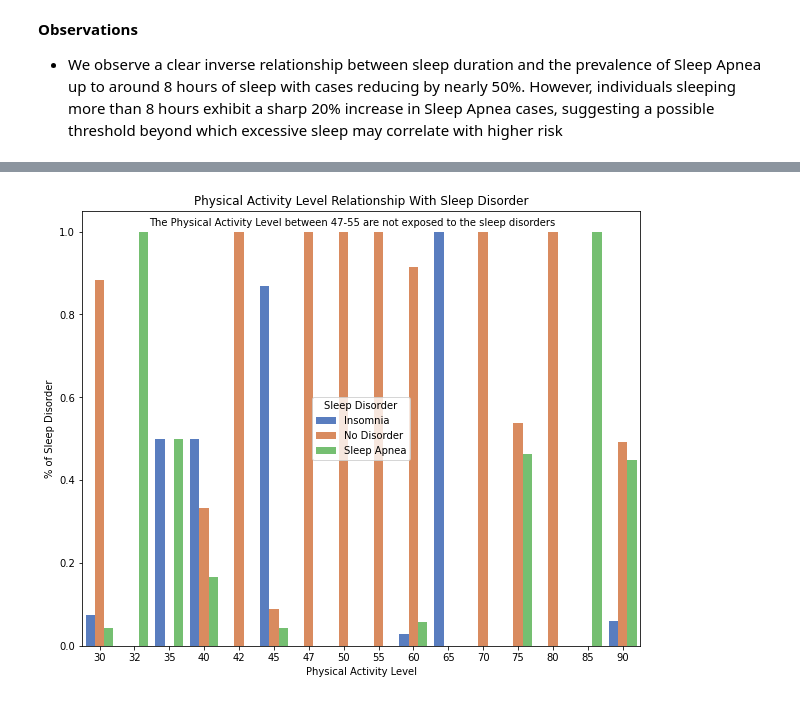
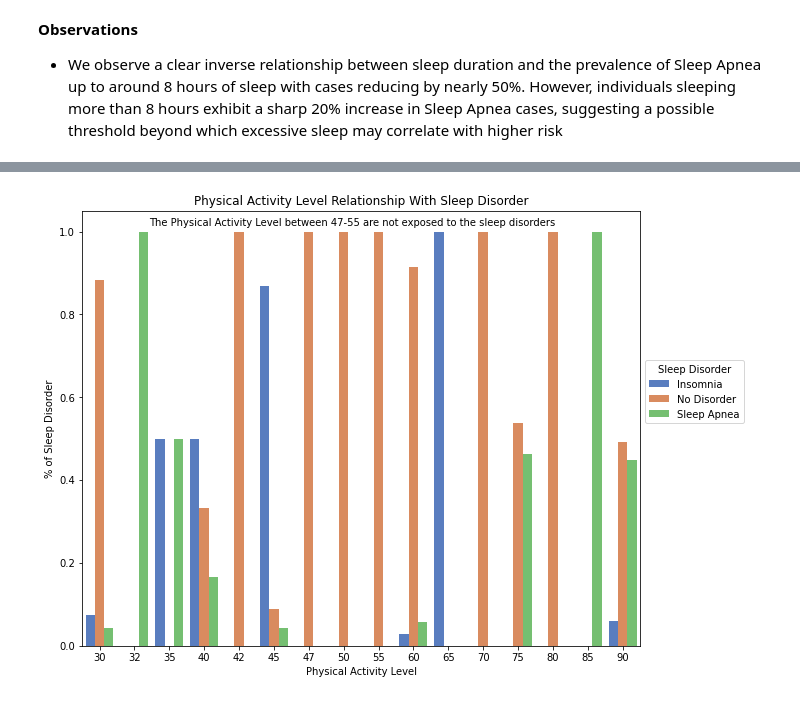
Before and after one commit to jgatharia/Health_and_Sleep_Relation_Project, a Jupyter notebook: health_and_wellness.ipynb, the cells around one changed output, grey strips where cells are left out. Cells and saved outputs as stored; diff of their text form; code cells hidden in the pictures.

```diff
--- a/health_and_wellness.ipynb
+++ b/health_and_wellness.ipynb
@@ -309,0 +284,17 @@ Name: proportion, dtype: float64
+# %%
+# Understand the BMI category distribution in our data
+bmi_uni_analysis = health_wellness_df['BMI Category'].value_counts(normalize=True) *100
+bmi_uni_analysis
+#Combine normal and normal weight because it means the same thing
+health_wellness_df['BMI Category'] = health_wellness_df['BMI Category'].replace('Normal', 'Normal Weight')
+bmi_uni_analysis1 = health_wellness_df['BMI Category'].value_counts(normalize=True) *100
+bmi_uni_analysis1
+fig, ax = plt.subplots(figsize=(8.5,8))
+plt.barh(bmi_uni_analysis1.index, bmi_uni_analysis1.values)
+plt.ylabel('BMI Category')
+plt.xlabel('Percentage Distribution')
+plt.title('BMI Category Distribution')
+fig.text(0.5, 0.83, '40% of the BMI category distribution falls in the Overweight category: \n '
+'vital as we aim to understand the effect of body fitness on sleep',
+         ha='center', fontsize=11)
+plt.show();
@@ -515,22 +546,22 @@ plt.show();
 # %%
 # Physical Activity Level and Sleep Disorder
 physical_activity = health_wellness_df.groupby(['Physical Activity Level', 'Sleep Disorder']).size().reset_index(name='Count')
 # Total number of those with the Physical Activity Levels
 physical_total = health_wellness_df.groupby(['Physical Activity Level']).size().reset_index(name='Total')
 # Merge the total and count
 merged_df_activity = physical_activity.merge(physical_total, on='Physical Activity Level')
 merged_df_activity['Percentage'] = merged_df_activity['Count'] / merged_df_activity['Total']
 
 fig, ax = plt.subplots(figsize=(10,8))
 sns.barplot(data=merged_df_activity, x='Physical Activity Level', y='Percentage', hue='Sleep Disorder', ax=ax, palette='muted')
 ax.set_title('Physical Activity Level Relationship With Sleep Disorder')
 fig.text(0.5, 0.855, 'The Physical Activity Level between 47-55 are not exposed to the sleep disorders', ha='center', fontsize=10)
 ax.set_xlabel('Physical Activity Level')
 ax.set_ylabel('% of Sleep Disorder')
-ax.legend(title='Sleep Disorder', loc='center')
+ax.legend(title='Sleep Disorder', loc='lower left', bbox_to_anchor=(1.0, 0.5))
 plt.show();
 # %% [output]
-[figure, old version]
+[figure, new version]
 # %%
 # Stress Level and Sleep Disorder
 stress_level = health_wellness_df.groupby(['Stress Level', 'Sleep Disorder']).size().reset_index(name='Count')
```
Also changed, not shown: parts of 26 cells of this notebook.
